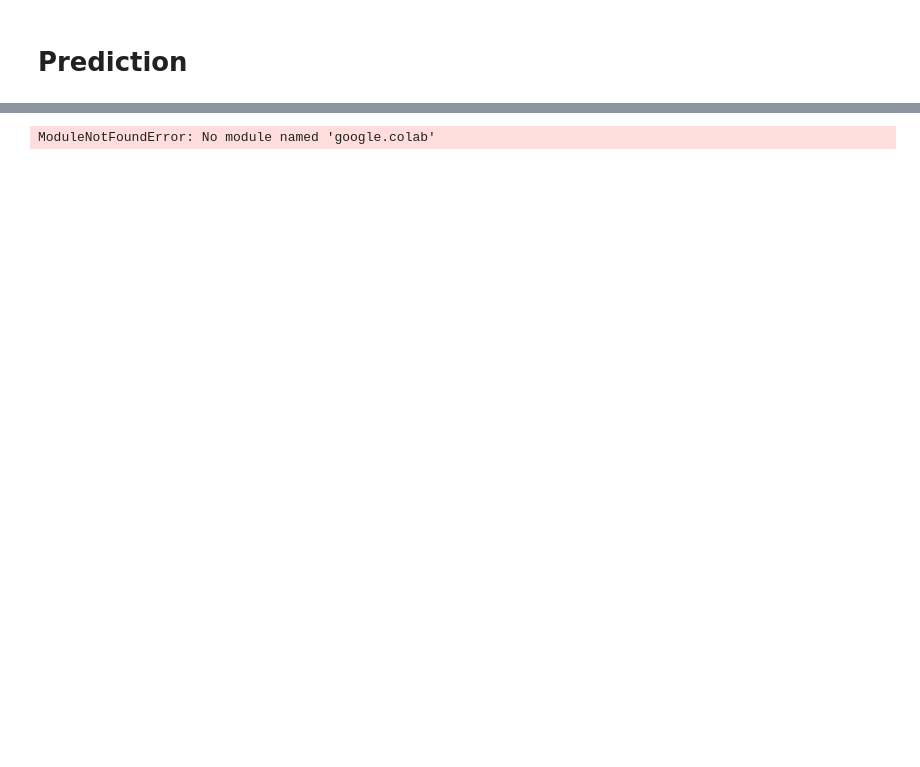
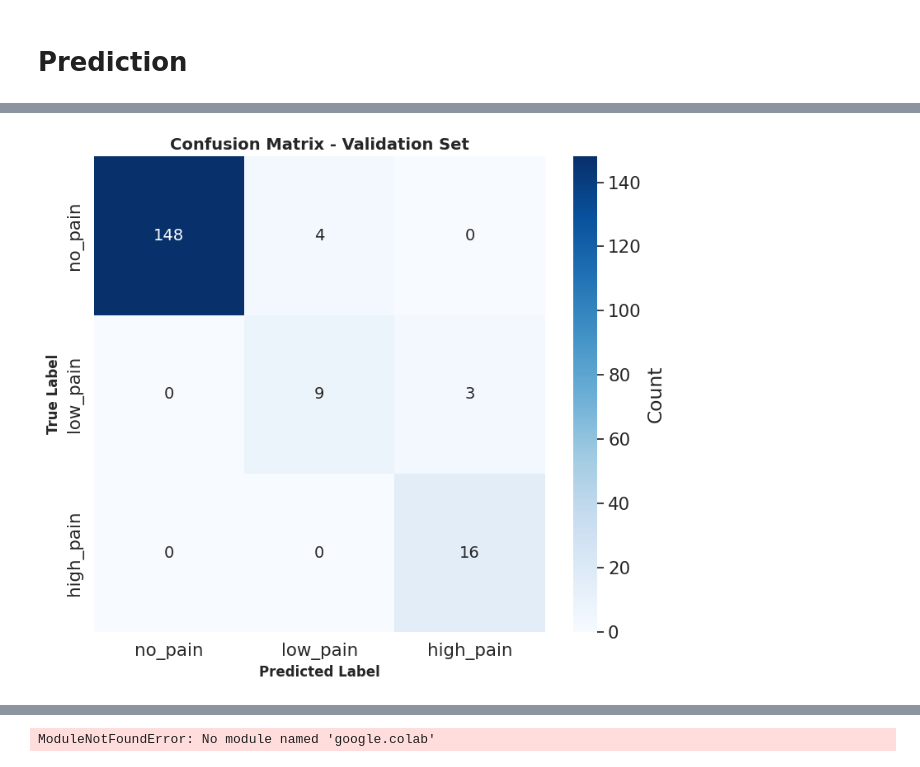
Before and after one commit to FedericoQuartieri/ANN, a Jupyter notebook: grid_search.ipynb, the cells around one changed output, grey strips where cells are left out. Saved outputs shown, nothing was run; the diff lists cells and outputs as text; code cells hidden in the pictures; blank space fills up the shorter version.

Commit message:
added print and graph features and make loarder modified and added a new criterion

```diff
--- a/grid_search.ipynb
+++ b/grid_search.ipynb
@@ -1668,3 +1821,84 @@ Best Configuration Found:
 7             7                   0         no_pain
 8             8                   0         no_pain
 9             9                   0         no_pain
+# %%
+# ============================================
+# 3. PER-CLASS METRICS & CONFUSION MATRIX
+# ============================================
+# Evaluate the final model on validation set
+
+from sklearn.metrics import classification_report, confusion_matrix
+
+print("="*80)
+print("PER-CLASS PERFORMANCE ANALYSIS")
+print("="*80)
+
+if 'final_model' in globals() and 'val_loader_final' in globals():
+    # Get predictions on validation set
+    final_model.eval()
+    all_val_preds = []
+    all_val_targets = []
+
+    with torch.no_grad():
+        for inputs, targets in val_loader_final:
+            inputs = inputs.to(device)
+            logits = final_model(inputs)
+            preds = logits.argmax(dim=1).cpu().numpy()
+            all_val_preds.append(preds)
+            all_val_targets.append(targets.numpy())
+
+    y_true = np.concatenate(all_val_targets)
+    y_pred = np.concatenate(all_val_preds)
+
+    # Classification Report
+    print("\n📋 Classification Report (Validation Set):\n")
+    target_names = ['no_pain', 'low_pain', 'high_pain']
+    report = classification_report(y_true, y_pred, target_names=target_names, digits=4)
+    print(report)
+
+    # Confusion Matrix
+    cm = confusion_matrix(y_true, y_pred)
+
+    # Plot confusion matrix
+    fig, ax = plt.subplots(figsize=(8, 7))
+    sns.heatmap(cm, annot=True, fmt='d', cmap='Blues',
+                xticklabels=target_names,
+                yticklabels=target_names,
+                cbar_kws={'label': 'Count'},
+                ax=ax)
+    ax.set_xlabel('Predicted Label', fontsize=12, fontweight='bold')
+    ax.set_ylabel('True Label', fontsize=12, fontweight='bold')
+    ax.set_title('Confusion Matrix - Validation Set', fontsize=14, fontweight='bold')
+    plt.tight_layout()
+    plt.show()
+
+    # Compute per-class metrics
+    print("\n📊 Per-Class Analysis:")
+    for i, class_name in enumerate(target_names):
+        # True Positives, False Positives, False Negatives
+        tp = cm[i, i]
+        fp = cm[:, i].sum() - tp
+        fn = cm[i, :].sum() - tp
+        tn = cm.sum() - tp - fp - fn
+
+        precision = tp / (tp + fp) if (tp + fp) > 0 else 0
+        recall = tp / (tp + fn) if (tp + fn) > 0 else 0
+        f1 = 2 * (precision * recall) / (precision + recall) if (precision + recall) > 0 else 0
+        support = cm[i, :].sum()
+
+        print(f"\n  {class_name}:")
+        print(f"    Support:   {support} samples ({support/len(y_true)*100:.1f}%)")
+        print(f"    Precision: {precision:.4f}")
+        print(f"    Recall:    {recall:.4f}")
+        print(f"    F1 Score:  {f1:.4f}")
+
+        # Check for class imbalance issues
+        if f1 < 0.7 and support > len(y_true) * 0.1:  # Low F1 for non-trivial class
+            print(f"    ⚠️  LOW PERFORMANCE - Consider class balancing or more training data")
+
+    print("\n" + "="*80)
+else:
+    print("⚠️  Final model or validation loader not available.")
+    print("   Run the final model training cell first.")
+    print("="*80)
+# %% [output]
@@ -1670,0 +1920 @@ Best Configuration Found:
+[figure, added]
```
Also changed, not shown: parts of 12 cells of this notebook, 1 other file.
